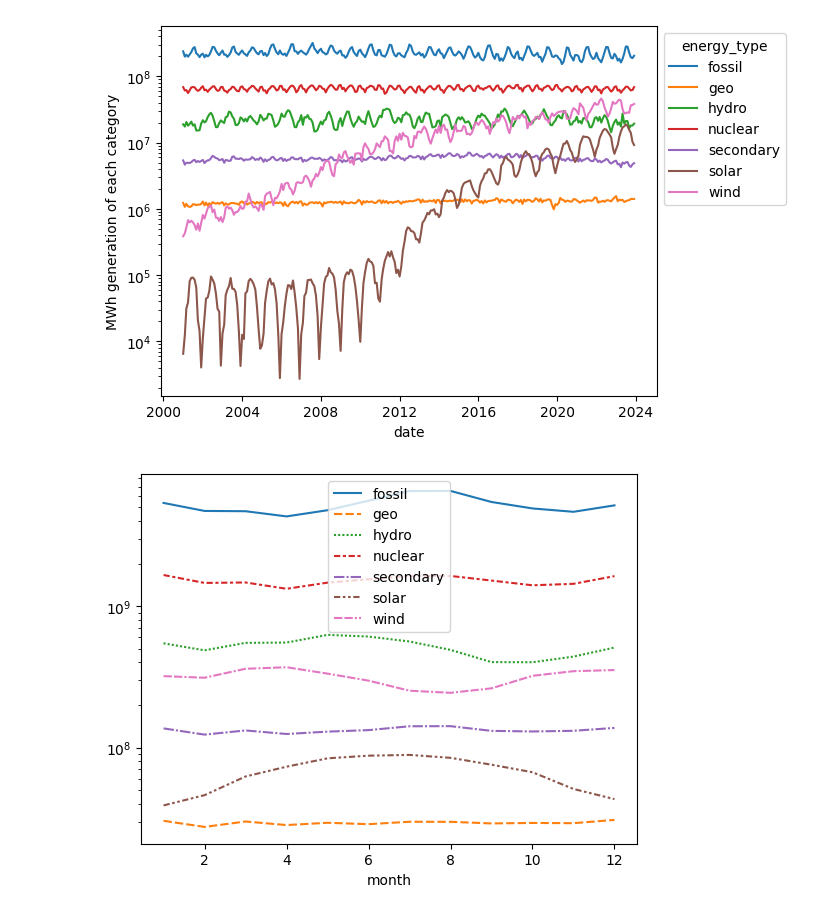
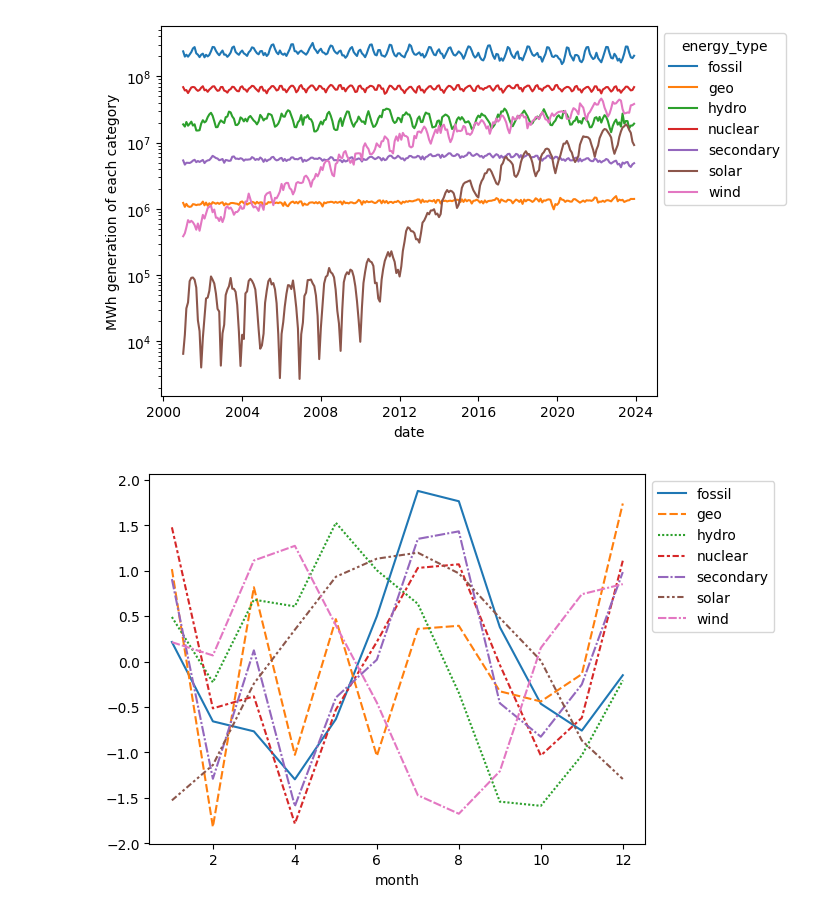
Before and after one commit to AayushSo/udacity-capstone, a Jupyter notebook: data/ML Analysis - Copy.ipynb, the cells around one changed output. Drawn from its saved outputs; the diff is of its cells as text; code cells hidden in the pictures.

```diff
--- a/data/ML Analysis - Copy.ipynb
+++ b/data/ML Analysis - Copy.ipynb
@@ -102,4 +102,5 @@ df_state_m.head()
 | 3 | AK | 2001-04-01 | 404013.012 | NaN | 84614.771 | NaN | NaN | NaN | 70.577 |
 | 4 | AK | 2001-05-01 | 399488.266 | NaN | 85130.287 | NaN | NaN | NaN | 69.214 |
 # %%
-df_state_m['population']=df_state_m[['date','state']].apply(get_iter,axis=1).astype(float)
+df_state_m['population']=df_state_m[['date','state']].apply(get_iter,axis=1).astype(int)
+df_state_m
@@ -486,8 +501,12 @@ ax.set_ylabel('MWh generation of each category')
 Text(0, 0.5, 'MWh generation of each category')
 [figure]
 # %%
+energy_util_cat=['fossil','geo','hydro','nuclear','secondary','solar','wind'] # order of categories
 df_state_m['month'] = df_state_m.date.dt.month
-sns.lineplot(data=df_state_m.drop(['date','population'],axis=1).groupby('month').sum())
-plt.yscale('log')
+h = df_state_m[energy_util_cat + ['date','population','month']].loc[df_state_m.date.dt.year>2010].drop(['date','population'],axis=1).groupby('month').sum()
+h[energy_util_cat] = (h[energy_util_cat] - h[energy_util_cat].mean())  / h[energy_util_cat].std()
+ax = sns.lineplot(data=h)
+#plt.yscale('log')
+sns.move_legend(ax,"upper left", bbox_to_anchor=(1, 1))
 # %% [output]
-[figure, old version]
+[figure, new version]
```
Also changed, not shown: parts of 20 cells of this notebook.
